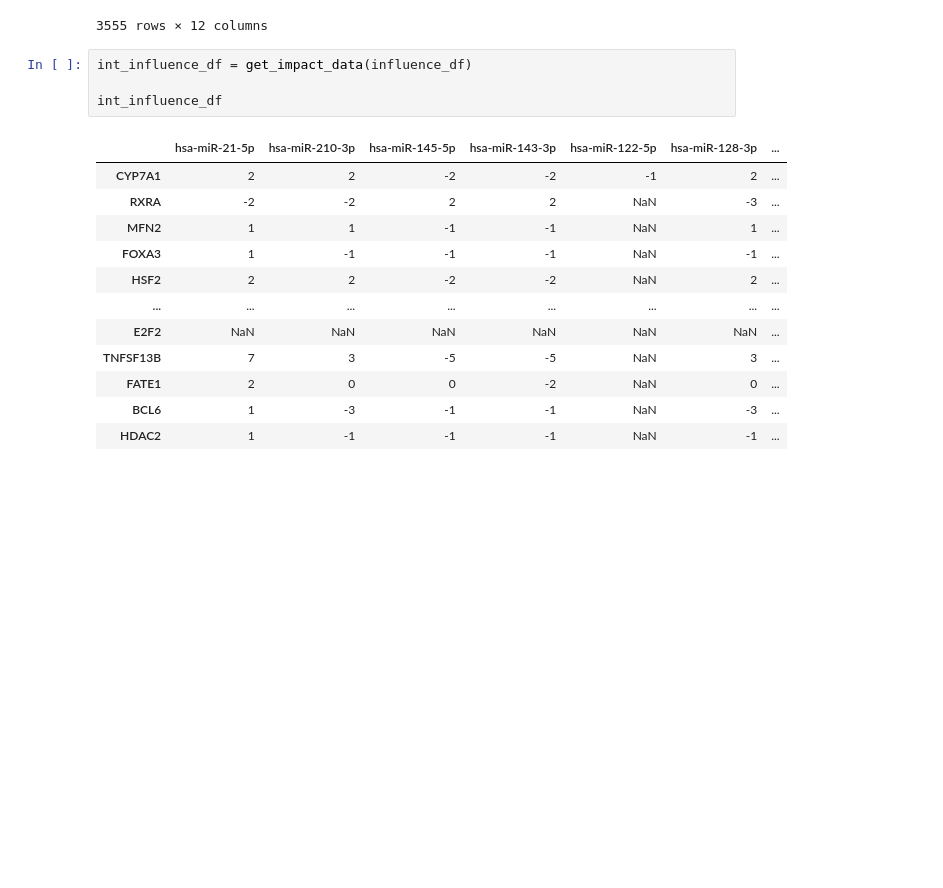
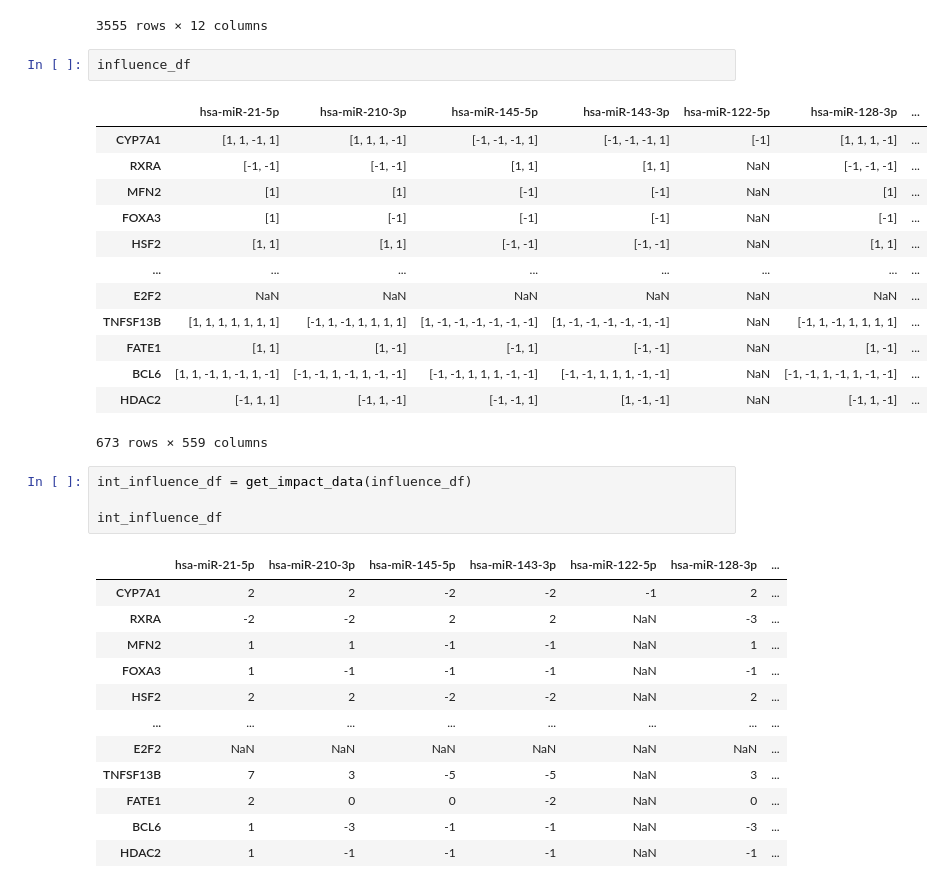
Before and after one commit to Kathyren/Muscle_wasting, a Jupyter notebook: mirna_scoring/notebooks/Tissue-DE-Network_3.ipynb, the cells around one changed output. Saved outputs shown, nothing was run; the diff lists cells and outputs as text; blank space fills up the shorter version.

```diff
--- a/mirna_scoring/notebooks/Tissue-DE-Network_3.ipynb
+++ b/mirna_scoring/notebooks/Tissue-DE-Network_3.ipynb
@@ -77,6 +77,22 @@ redulation_df
 | PDE4C.1 | -3.564077 | 5.053504 | -8.617581 | NaN | -8.873299 | NaN | 8.010624 | NaN | -16.883923 | NaN | -8.338577 | ... |
 | Unnamed: 34313 | -0.984240 | NaN | NaN | NaN | NaN | NaN | NaN | NaN | NaN | NaN | NaN | ... |
 3555 rows × 12 columns
+# %%
+influence_df
+# %% [output]
+|  | hsa-miR-21-5p | hsa-miR-210-3p | hsa-miR-145-5p | hsa-miR-143-3p | hsa-miR-122-5p | hsa-miR-128-3p | ... |
+| CYP7A1 | [1, 1, -1, 1] | [1, 1, 1, -1] | [-1, -1, -1, 1] | [-1, -1, -1, 1] | [-1] | [1, 1, 1, -1] | ... |
+| RXRA | [-1, -1] | [-1, -1] | [1, 1] | [1, 1] | NaN | [-1, -1, -1] | ... |
+| MFN2 | [1] | [1] | [-1] | [-1] | NaN | [1] | ... |
+| FOXA3 | [1] | [-1] | [-1] | [-1] | NaN | [-1] | ... |
+| HSF2 | [1, 1] | [1, 1] | [-1, -1] | [-1, -1] | NaN | [1, 1] | ... |
+| ... | ... | ... | ... | ... | ... | ... | ... |
+| E2F2 | NaN | NaN | NaN | NaN | NaN | NaN | ... |
+| TNFSF13B | [1, 1, 1, 1, 1, 1, 1] | [-1, 1, -1, 1, 1, 1, 1] | [1, -1, -1, -1, -1, -1, -1] | [1, -1, -1, -1, -1, -1, -1] | NaN | [-1, 1, -1, 1, 1, 1, 1] | ... |
+| FATE1 | [1, 1] | [1, -1] | [-1, 1] | [-1, -1] | NaN | [1, -1] | ... |
+| BCL6 | [1, 1, -1, 1, -1, 1, -1] | [-1, -1, 1, -1, 1, -1, -1] | [-1, -1, 1, 1, 1, -1, -1] | [-1, -1, 1, 1, 1, -1, -1] | NaN | [-1, -1, 1, -1, 1, -1, -1] | ... |
+| HDAC2 | [-1, 1, 1] | [-1, 1, -1] | [-1, -1, 1] | [1, -1, -1] | NaN | [-1, 1, -1] | ... |
+673 rows × 559 columns
 # %%
 int_influence_df = get_impact_data(influence_df)
 
```
Also changed, not shown: 1 other file.
